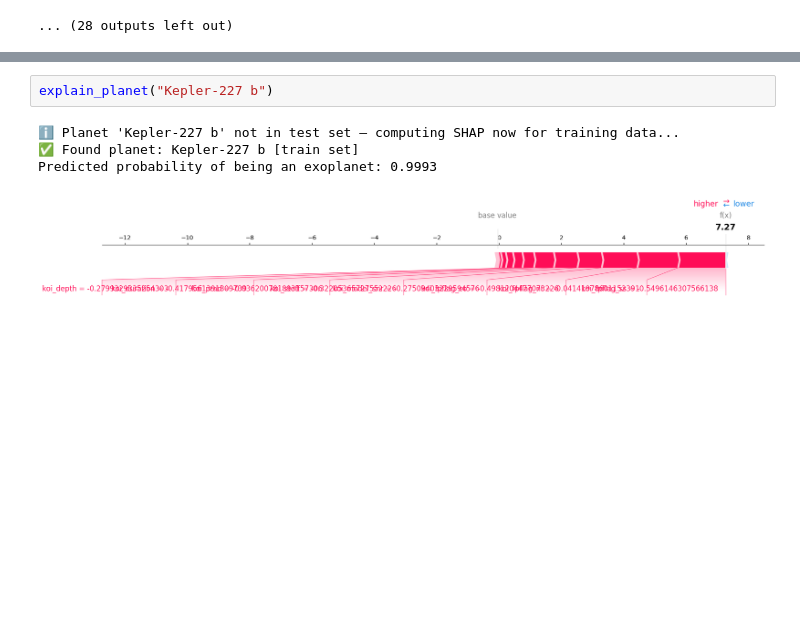
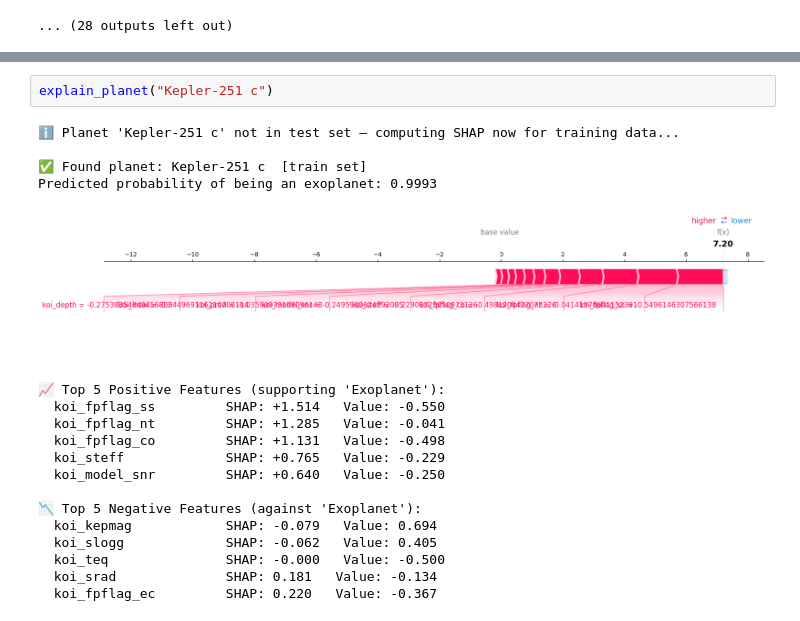
Before and after one commit to nipunnirman/Astro-Data-Analysis-, a Jupyter notebook: newPlanet.ipynb, the cells around one changed output, grey strips where cells are left out. Saved outputs shown, nothing was run; the diff lists cells and outputs as text; blank space fills up the shorter version.

```diff
--- a/newPlanet.ipynb
+++ b/newPlanet.ipynb
@@ -205,7 +234,21 @@ def explain_planet(kepler_name):
 # %%
-explain_planet("Kepler-227 b")
+explain_planet("Kepler-251 c")
 # %% [output]
-ℹ️ Planet 'Kepler-227 b' not in test set — computing SHAP now for training data...
-✅ Found planet: Kepler-227 b [train set]
+ℹ️ Planet 'Kepler-251 c' not in test set — computing SHAP now for training data...
+
+✅ Found planet: Kepler-251 c  [train set]
 Predicted probability of being an exoplanet: 0.9993
-[figure, old version]
+[figure, new version]
+📈 Top 5 Positive Features (supporting 'Exoplanet'):
+  koi_fpflag_ss         SHAP: +1.514   Value: -0.550
+  koi_fpflag_nt         SHAP: +1.285   Value: -0.041
+  koi_fpflag_co         SHAP: +1.131   Value: -0.498
+  koi_steff             SHAP: +0.765   Value: -0.229
+  koi_model_snr         SHAP: +0.640   Value: -0.250
+
+📉 Top 5 Negative Features (against 'Exoplanet'):
+  koi_kepmag            SHAP: -0.079   Value: 0.694
+  koi_slogg             SHAP: -0.062   Value: 0.405
+  koi_teq               SHAP: -0.000   Value: -0.500
+  koi_srad              SHAP: 0.181   Value: -0.134
+  koi_fpflag_ec         SHAP: 0.220   Value: -0.367
```
Also changed, not shown: parts of 4 cells of this notebook, 9 other files.
